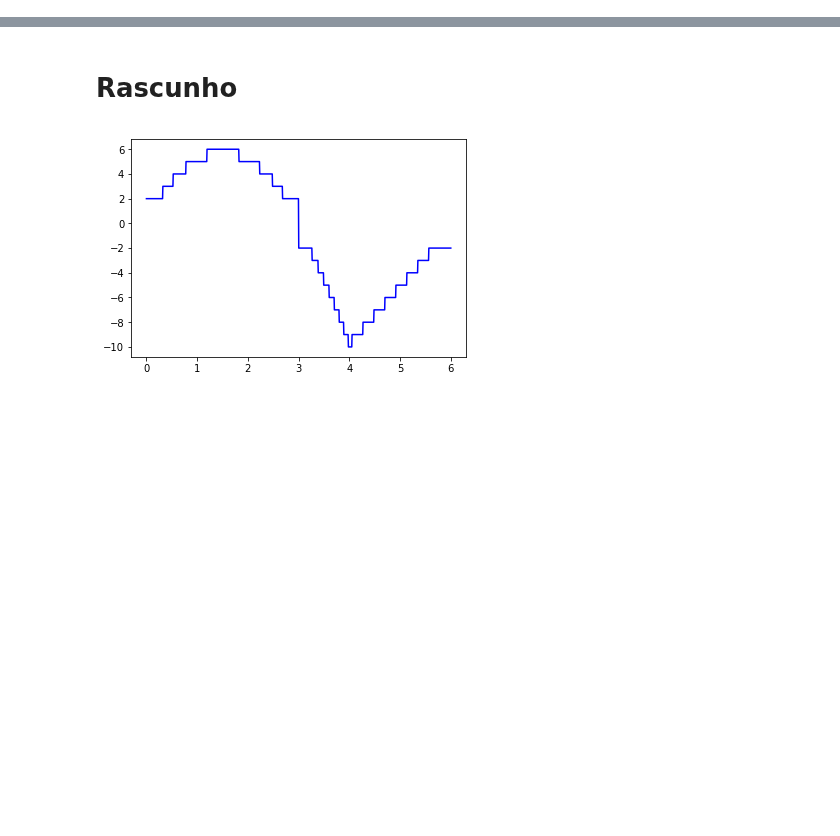
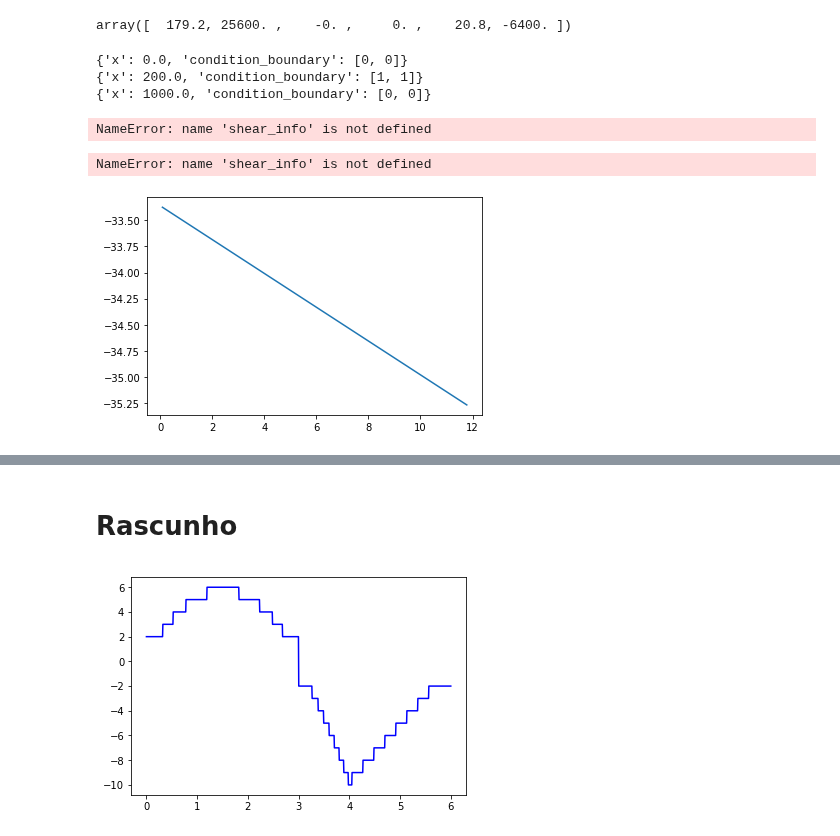
Before and after one commit to luisggc/FConcrete, a Jupyter notebook: jupyter/Hiper.ipynb, the cells around one changed output, grey strips where cells are left out. Cells and saved outputs as stored; diff of their text form; code cells hidden in the pictures; blank space fills up the shorter version.

```diff
--- a/jupyter/Hiper.ipynb
+++ b/jupyter/Hiper.ipynb
@@ -131,3 +168,29 @@ plt.show()
+# %%
+beam.getSupportReactions()
+# %% [output]
+array([  179.2, 25600. ,    -0. ,     0. ,    20.8, -6400. ])
+# %%
+for nod in Nodes(self.bars.nodes):
+    print(nod)
+# %% [output]
+{'x': 0.0, 'condition_boundary': [0, 0]}
+{'x': 200.0, 'condition_boundary': [1, 1]}
+{'x': 1000.0, 'condition_boundary': [0, 0]}
+# %%
+plt.plot(shear_info[0], shear_info[1])
+plt.show()
+# %% [output]
+NameError: name 'shear_info' is not defined
+# %%
+plt.plot(shear_info[0], shear_info[2])
+plt.show()
+# %% [output]
+NameError: name 'shear_info' is not defined
+# %%
+plt.plot(shear_info[0], shear_info[2])
+plt.show()
+# %% [output]
+[figure, added]
 # %%
 x_decalaged, momentum_positive, momentum_negative = beam.getDecalagedMomentumDiagram()
 plt.plot(x_decalaged, -momentum_positive)
```
Also changed, not shown: parts of 34 cells of this notebook, 4 other files.
